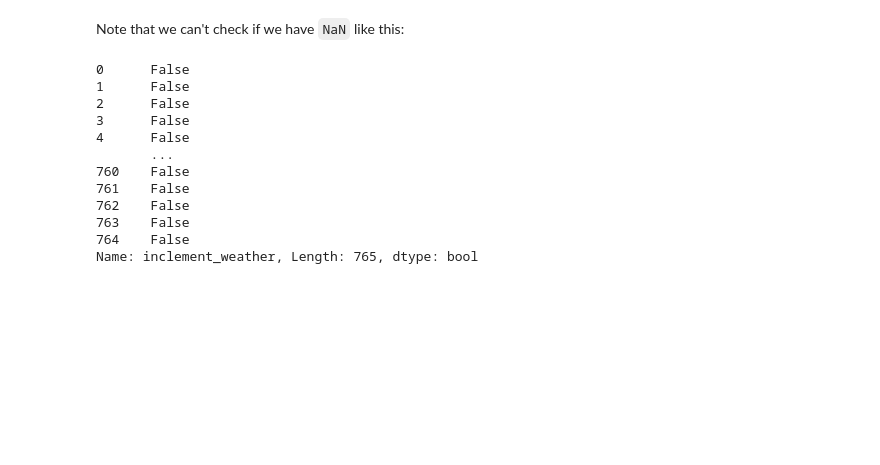
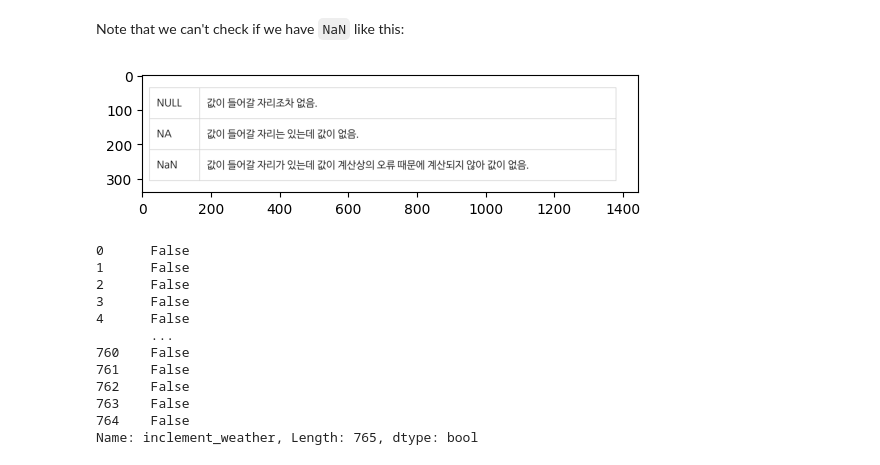
Before and after one commit to jsh1021902/ai_for_machine_learning, a Jupyter notebook: week4/5_handling_data_issues.ipynb, the cells around one changed output. Drawn from its saved outputs; the diff is of its cells as text; code cells hidden in the pictures; blank space fills up the shorter version.

```diff
--- a/week4/5_handling_data_issues.ipynb
+++ b/week4/5_handling_data_issues.ipynb
@@ -128,6 +130,16 @@ contain_nulls.head(10)
 | 9 | 2018-01-05T00:00:00 | ? | 0.3 | NaN | NaN | 5505.0 | -40.0 | NaN | NaN | NaN |
 # %% [markdown]
 Note that we can't check if we have `NaN` like this:
+# %%
+import matplotlib.pyplot as plt
+from matplotlib.image import imread
+
+img = imread('nanullnan차이.png')         # 이미지 읽어오기(적절한 경로를 설정해야 함)
+
+plt.imshow(img)                                                               # 읽어온 이미지 표시
+plt.show()
+# %% [output]
+[figure, added]
 # %%
 import numpy as np
 df.inclement_weather == np.nan
```
Also changed, not shown: parts of 29 cells of this notebook.
